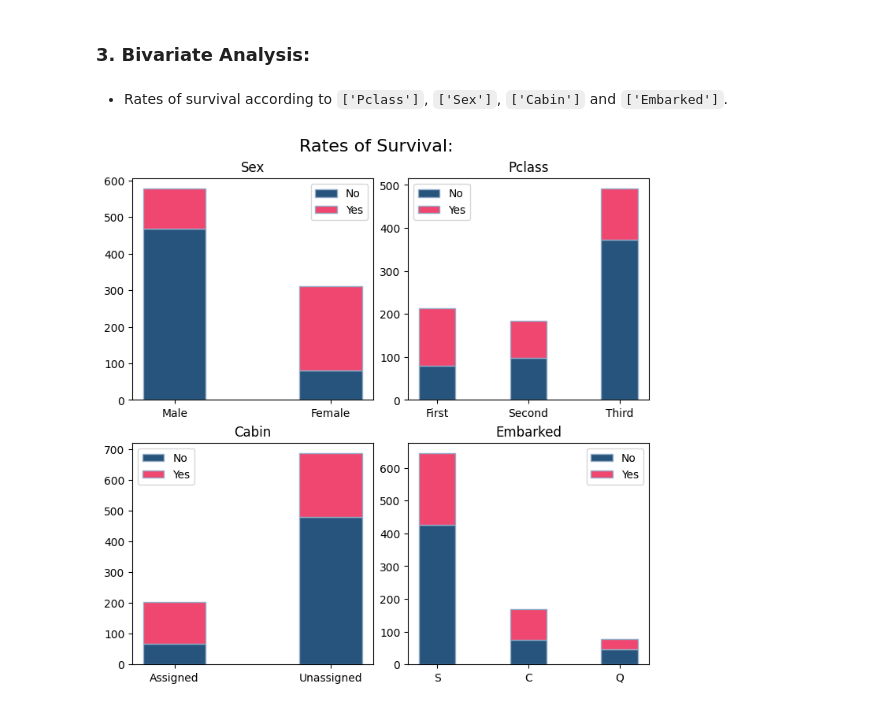
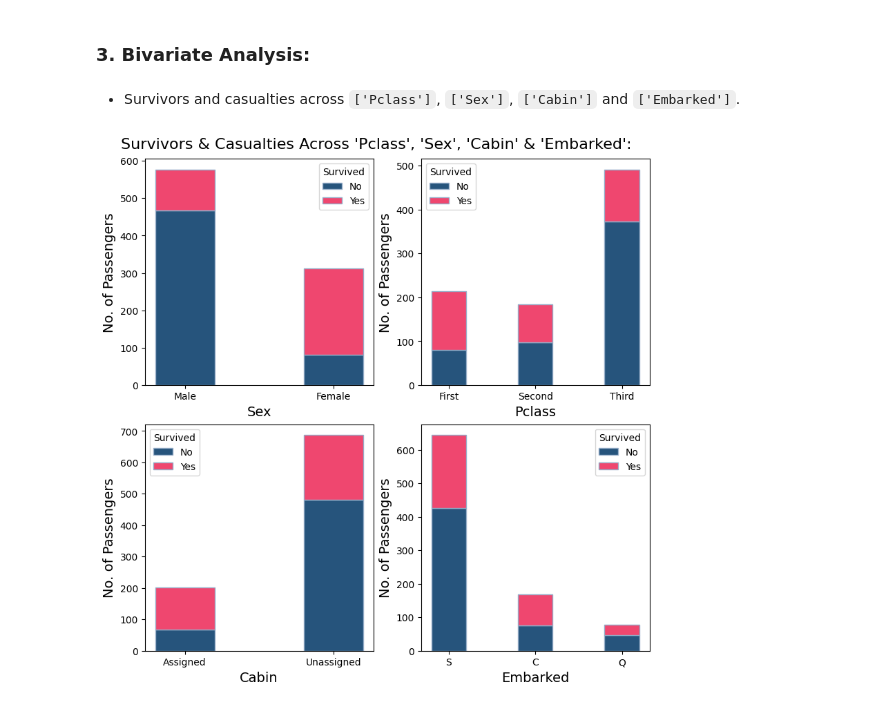
Before and after one commit to grace-sampao/Cyber-Shujaa---Exploratory-Data-Analysis, a Jupyter notebook: exploratory_data_analysis.ipynb, the cells around one changed output. Saved outputs shown, nothing was run; the diff lists cells and outputs as text; code cells hidden in the pictures.

```diff
--- a/exploratory_data_analysis.ipynb
+++ b/exploratory_data_analysis.ipynb
@@ -844,17 +844,18 @@ plt.show()
 # %% [markdown]
 ### 3. Bivariate Analysis:
 # %% [markdown]
-- Rates of survival according to `['Pclass']`, `['Sex']`, `['Cabin']` and `['Embarked']`.
+- Survivors and casualties across `['Pclass']`, `['Sex']`, `['Cabin']` and `['Embarked']`.
 # %%
 fig, axs = plt.subplots(
   nrows=2,
   ncols=2,
   layout='constrained',
-  figsize=(7, 7)
+  figsize=(8, 8)
 )
-fig.suptitle("Rates of Survival:", fontsize=16)
+fig.suptitle("Survivors & Casualties Across 'Pclass', 'Sex', 'Cabin' & 'Embarked':", fontsize=16)
 
-axs[0, 0].set_title("Sex")
+axs[0, 0].set_xlabel("Sex", fontsize=14)
+axs[0, 0].set_ylabel("No. of Passengers", fontsize=14)
 axs[0, 0].bar(
   ['Male', 'Female'], [468, 81],
   color=dusk_blue,
@@ -868,9 +869,10 @@ axs[0, 0].bar(
   width=0.4,
   edgecolor=powder_blue
 )
-axs[0, 0].legend(['No', 'Yes'])
+axs[0, 0].legend(['No', 'Yes'], title='Survived')
 
-axs[1, 0].set_title("Cabin")
+axs[1, 0].set_xlabel("Cabin", fontsize=14)
+axs[1, 0].set_ylabel("No. of Passengers", fontsize=14)
 axs[1, 0].bar(
   ['Assigned', 'Unassigned'], [68, 481],
   color=dusk_blue,
@@ -884,40 +886,42 @@ axs[1, 0].bar(
   width=0.4,
   edgecolor=powder_blue
 )
-axs[1, 0].legend(['No', 'Yes'])
+axs[1, 0].legend(['No', 'Yes'], title='Survived')
 
-axs[0, 1].set_title("Pclass")
+axs[0, 1].set_xlabel("Pclass", fontsize=14)
+axs[0, 1].set_ylabel("No. of Passengers", fontsize=14)
 axs[0, 1].bar(
   ['First', 'Second', 'Third'], [80, 97, 372],
   color=dusk_blue,
   width=0.4,
   edgecolor=powder_blue
 )
 axs[0, 1].bar(
   ['First', 'Second', 'Third'], [134, 87, 119],
   bottom=[80, 97, 372],
   color=bubblegum_pink,
   width=0.4,
   edgecolor=powder_blue
 )
-axs[0, 1].legend(['No', 'Yes'])
+axs[0, 1].legend(['No', 'Yes'], title='Survived')
 
-axs[1, 1].set_title("Embarked")
+axs[1, 1].set_xlabel("Embarked", fontsize=14)
+axs[1, 1].set_ylabel("No. of Passengers", fontsize=14)
 axs[1, 1].bar(
   ['S', 'C', 'Q'], [427, 75, 47],
   color=dusk_blue,
   width=0.4,
   edgecolor=powder_blue
 )
 axs[1, 1].bar(
   ['S', 'C', 'Q'], [217, 93, 30],
   bottom=[427, 75, 47],
   color=bubblegum_pink,
   width=0.4,
   edgecolor=powder_blue
 )
-axs[1, 1].legend(['No', 'Yes'])
+axs[1, 1].legend(['No', 'Yes'], title='Survived')
 
 plt.show()
 # %% [output]
-[figure, old version]
+[figure, new version]
```
Also changed, not shown: parts of 2 cells of this notebook.
